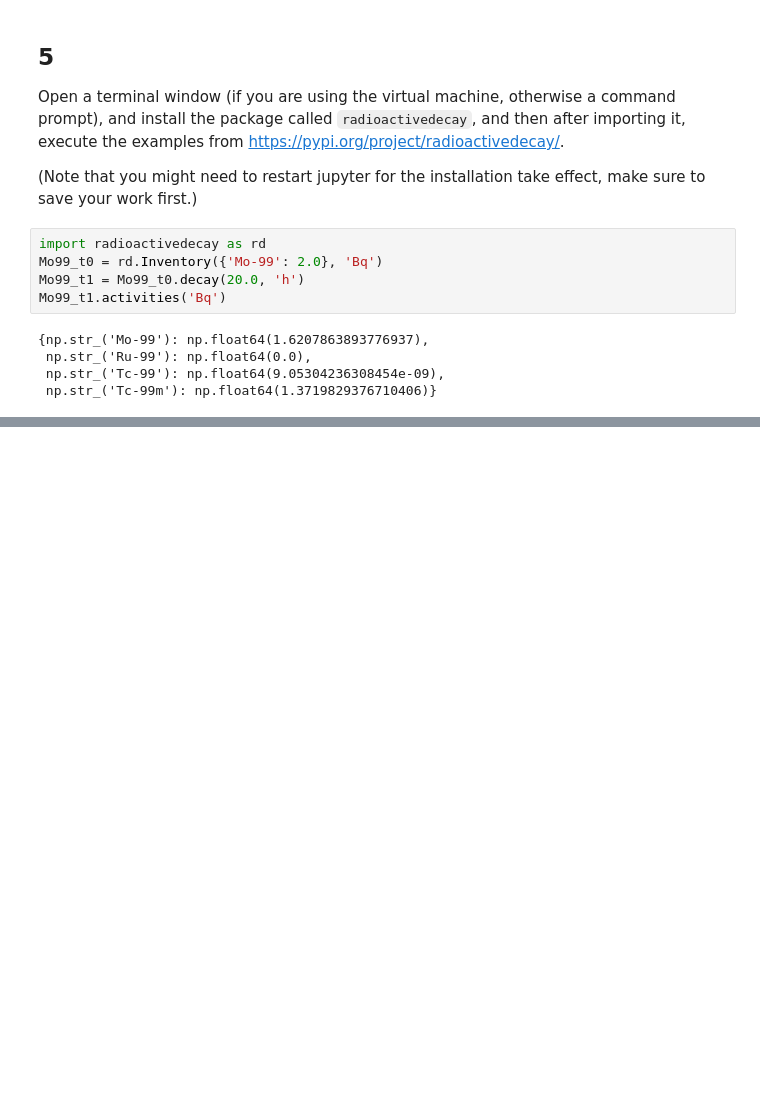
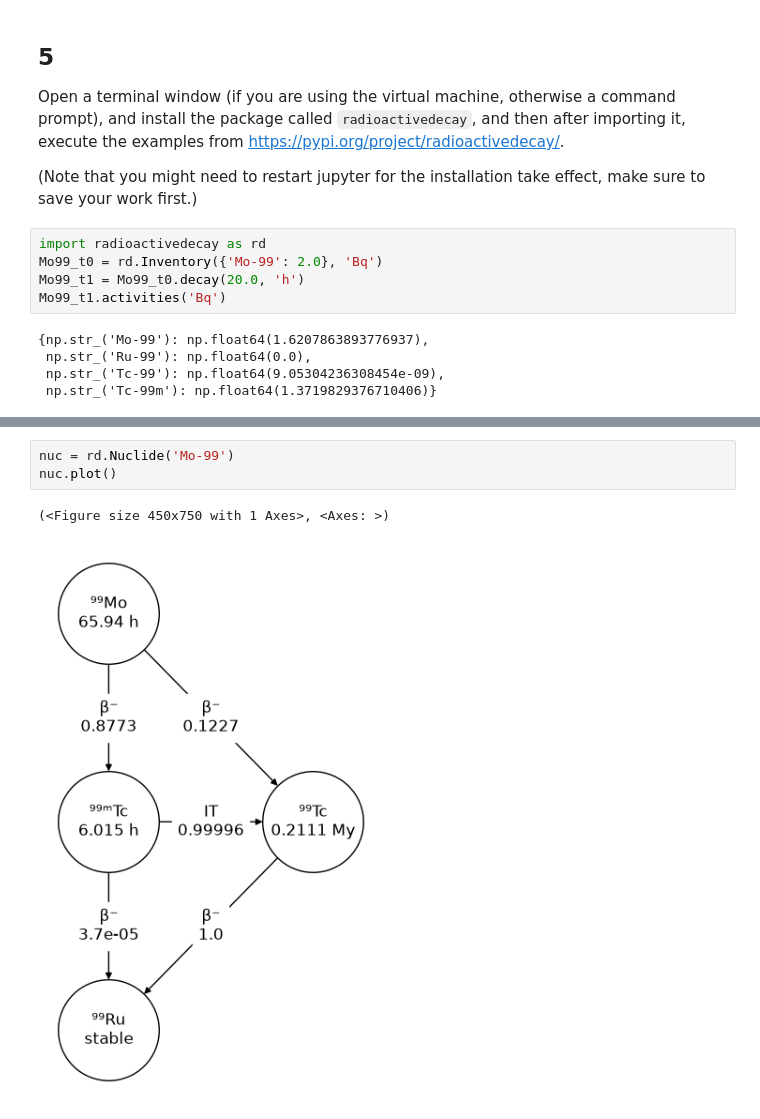
Before and after one commit to Ben0-0/IAEA_Reactor-Physics, a Jupyter notebook: Datalabs/Datalab03/3-IntermediatePythonII.ipynb, the cells around one changed output, grey strips where cells are left out. Cells and saved outputs as stored; diff of their text form; blank space fills up the shorter version.

```diff
--- a/Datalabs/Datalab03/3-IntermediatePythonII.ipynb
+++ b/Datalabs/Datalab03/3-IntermediatePythonII.ipynb
@@ -705,0 +803,6 @@ Mo99_t1.activities('Bq')
+# %%
+nuc = rd.Nuclide('Mo-99')
+nuc.plot()
+# %% [output]
+(<Figure size 450x750 with 1 Axes>, <Axes: >)
+[figure, added]
```
Also changed, not shown: parts of 19 cells of this notebook.
